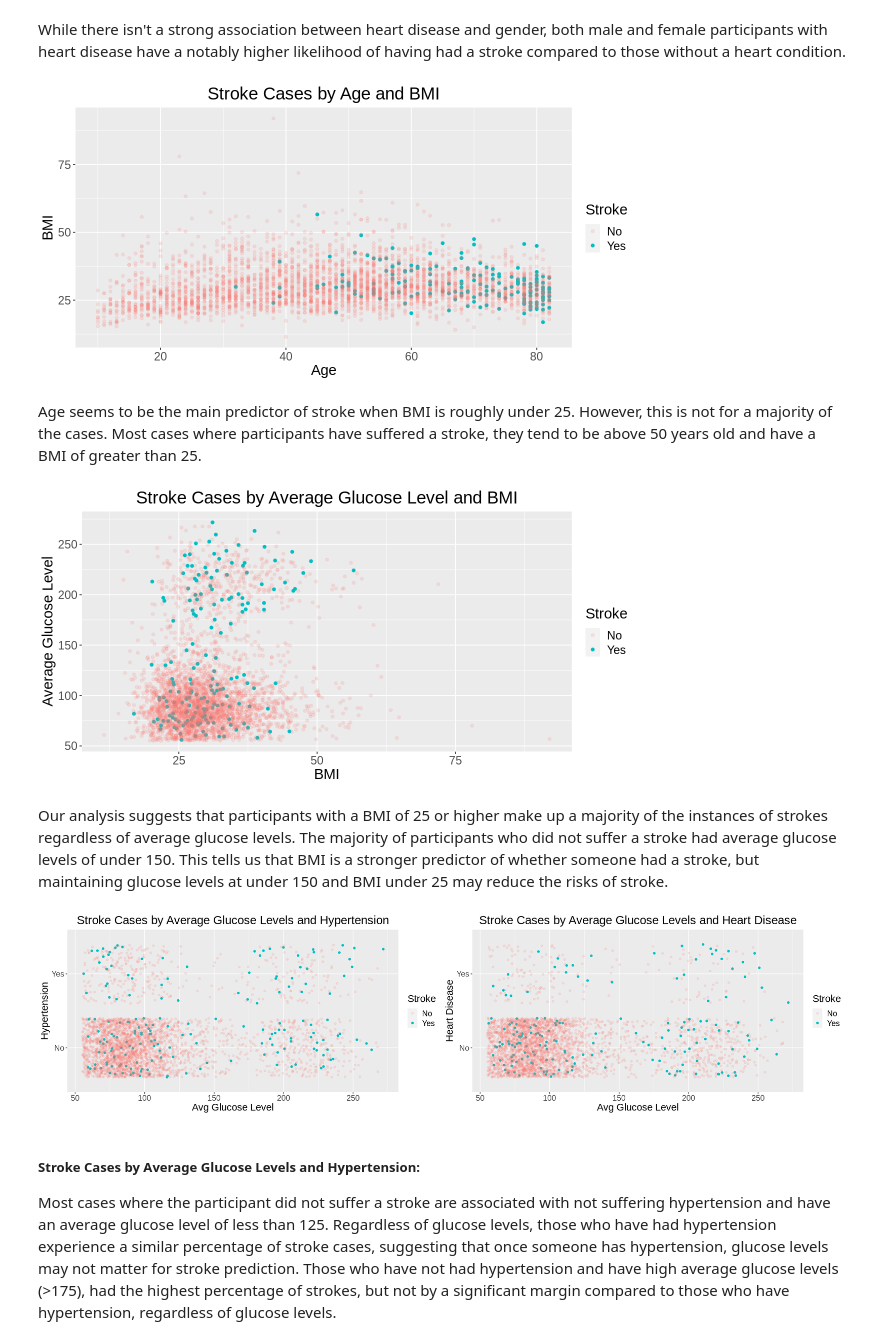
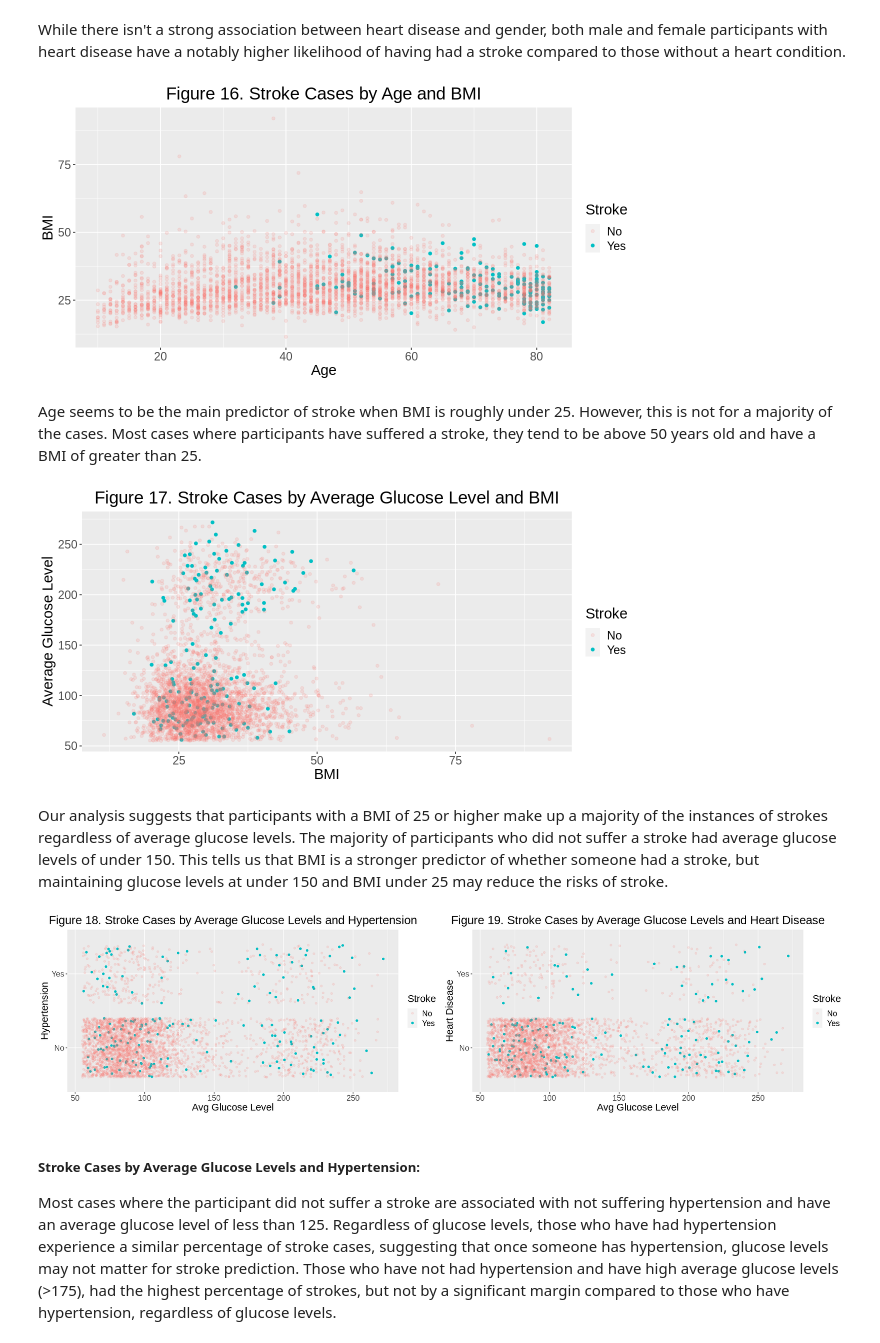
Before and after one commit to 21chanas3/dsci100-group73, a Jupyter notebook: main.ipynb, the cells around one changed output. Cells and saved outputs as stored; diff of their text form; code cells hidden in the pictures.

```diff
--- a/main.ipynb
+++ b/main.ipynb
@@ -422,52 +458,52 @@ While there isn't a strong association between heart disease and gender, both ma
 age_bmi <- stroke %>%
   ggplot(aes(x = age, y = bmi, colour = stroke)) +
   geom_point() +
-  labs(x = "Age", y = "BMI", color = "Stroke", title = "Stroke Cases by Age and BMI") +
+  labs(x = "Age", y = "BMI", color = "Stroke", title = "Figure 16. Stroke Cases by Age and BMI") +
   theme(text = element_text(size = 17.5),
     plot.title = element_text(hjust = 0.5))+
   scale_color_manual(values = alpha(c("No" = "#F8766D", "Yes" = "#00BFC4"), c(0.15, 1.0)))
 
 age_bmi
 # %% [output]
-[figure, old version]
+[figure, new version]
 # %% [markdown]
 Age seems to be the main predictor of stroke when BMI is roughly under 25. However, this is not for a majority of the cases. Most cases where participants have suffered a stroke, they tend to be above 50 years old and have a BMI of greater than 25.
 # %%
 glucose_bmi <- stroke %>%
   ggplot(aes(x = bmi, y = avg_glucose_level, colour = stroke)) +
   geom_point() +
-  labs(x = "BMI", y = "Average Glucose Level", color = "Stroke", title = "Stroke Cases by Average Glucose Level and BMI") +
+  labs(x = "BMI", y = "Average Glucose Level", color = "Stroke", title = "Figure 17. Stroke Cases by Average Glucose Level and BMI") +
   theme(text = element_text(size = 17.5),
     plot.title = element_text(hjust = 0.5)) +
   scale_color_manual(values = alpha(c("No" = "#F8766D", "Yes" = "#00BFC4"), c(0.15, 1.0)))
 
 glucose_bmi
 # %% [output]
-[figure, old version]
+[figure, new version]
 # %% [markdown]
 Our analysis suggests that participants with a BMI of 25 or higher make up a majority  of the instances of strokes regardless of average glucose levels. The majority of participants who did not suffer a stroke had average glucose levels  of under 150. This tells us that BMI is a stronger predictor of whether someone had a stroke, but maintaining glucose levels at under 150 and BMI under 25 may reduce the risks of stroke.
 # %%
 glucose_hypertension <- stroke %>%
   ggplot(aes(x = avg_glucose_level, y = hypertension, colour = stroke)) +
   geom_jitter() +
-  labs(x = "Avg Glucose Level", y = "Hypertension", color = "Stroke", title = "Stroke Cases by Average Glucose Levels and Hypertension") +
+  labs(x = "Avg Glucose Level", y = "Hypertension", color = "Stroke", title = "Figure 18. Stroke Cases by Average Glucose Levels and Hypertension") +
   theme(text = element_text(size = 17.5),
     plot.title = element_text(hjust = 0.5)) +
   scale_color_manual(values = alpha(c("No" = "#F8766D", "Yes" = "#00BFC4"), c(0.15, 1.0)))
 
 glucose_heartdisease <- stroke %>%
   ggplot(aes(x = avg_glucose_level, y = heart_disease, colour = stroke)) +
   geom_jitter() +
-  labs(x = "Avg Glucose Level", y = "Heart Disease", color = "Stroke", title = "Stroke Cases by Average Glucose Levels and Heart Disease") +
+  labs(x = "Avg Glucose Level", y = "Heart Disease", color = "Stroke", title = "Figure 19. Stroke Cases by Average Glucose Levels and Heart Disease") +
   theme(text = element_text(size = 17.5),
     plot.title = element_text(hjust = 0.5)) +
   scale_color_manual(values = alpha(c("No" = "#F8766D", "Yes" = "#00BFC4"), c(0.15, 1.0)))
 
 options(repr.plot.width = 20, repr.plot.height = 5)
 
 grid.arrange(glucose_hypertension, glucose_heartdisease, ncol = 2)
 # %% [output]
-[figure, old version]
+[figure, new version]
 # %% [markdown]
 ##### Stroke Cases by Average Glucose Levels and Hypertension:
 Most cases where the participant did not suffer a stroke are associated with not suffering hypertension and have an average glucose level of less than 125. Regardless of glucose levels, those who have had hypertension experience a similar percentage of stroke cases, suggesting that once someone has hypertension, glucose levels may not matter for stroke prediction. Those who have not had hypertension and have high average glucose levels (>175), had the highest percentage of strokes, but not by a significant margin compared to those who have hypertension, regardless of glucose levels.
```
Also changed, not shown: parts of 21 cells of this notebook.
